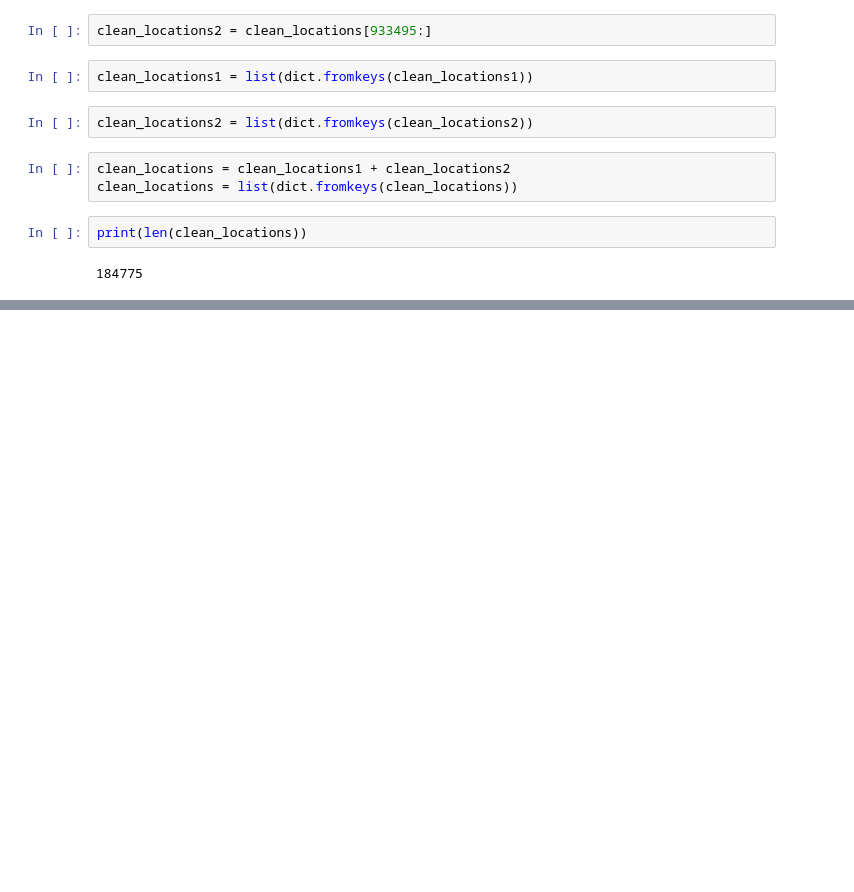
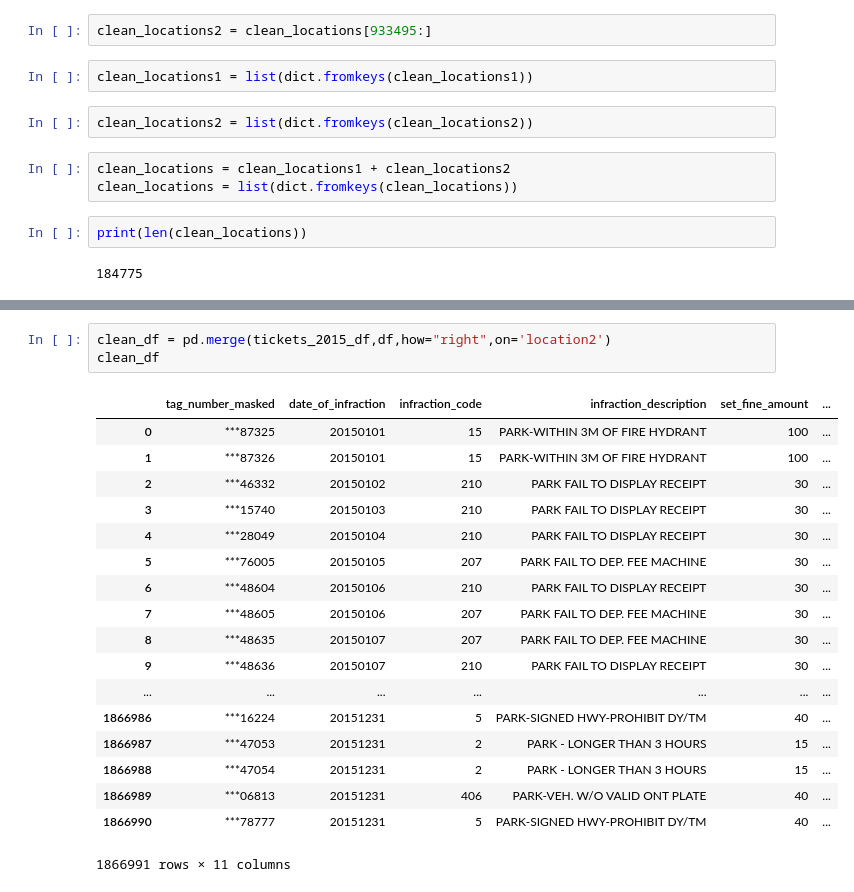
Before and after one commit to alobodanov/parking_ticket_data, a Jupyter notebook: Main Code.ipynb, the cells around one changed output, grey strips where cells are left out. Drawn from its saved outputs; the diff is of its cells as text; blank space fills up the shorter version.

```diff
--- a/Main Code.ipynb
+++ b/Main Code.ipynb
@@ -82,0 +99,22 @@ clean_df
+# %%
+clean_df = pd.merge(tickets_2015_df,df,how="right",on='location2')
+clean_df
+# %% [output]
+|  | tag_number_masked | date_of_infraction | infraction_code | infraction_description | set_fine_amount | ... |
+| 0 | ***87325 | 20150101 | 15 | PARK-WITHIN 3M OF FIRE HYDRANT | 100 | ... |
+| 1 | ***87326 | 20150101 | 15 | PARK-WITHIN 3M OF FIRE HYDRANT | 100 | ... |
+| 2 | ***46332 | 20150102 | 210 | PARK FAIL TO DISPLAY RECEIPT | 30 | ... |
+| 3 | ***15740 | 20150103 | 210 | PARK FAIL TO DISPLAY RECEIPT | 30 | ... |
+| 4 | ***28049 | 20150104 | 210 | PARK FAIL TO DISPLAY RECEIPT | 30 | ... |
+| 5 | ***76005 | 20150105 | 207 | PARK FAIL TO DEP. FEE MACHINE | 30 | ... |
+| 6 | ***48604 | 20150106 | 210 | PARK FAIL TO DISPLAY RECEIPT | 30 | ... |
+| 7 | ***48605 | 20150106 | 207 | PARK FAIL TO DEP. FEE MACHINE | 30 | ... |
+| 8 | ***48635 | 20150107 | 207 | PARK FAIL TO DEP. FEE MACHINE | 30 | ... |
+| 9 | ***48636 | 20150107 | 210 | PARK FAIL TO DISPLAY RECEIPT | 30 | ... |
+| ... | ... | ... | ... | ... | ... | ... |
+| 1866986 | ***16224 | 20151231 | 5 | PARK-SIGNED HWY-PROHIBIT DY/TM | 40 | ... |
+| 1866987 | ***47053 | 20151231 | 2 | PARK - LONGER THAN 3 HOURS | 15 | ... |
+| 1866988 | ***47054 | 20151231 | 2 | PARK - LONGER THAN 3 HOURS | 15 | ... |
+| 1866989 | ***06813 | 20151231 | 406 | PARK-VEH. W/O VALID ONT PLATE | 40 | ... |
+| 1866990 | ***78777 | 20151231 | 5 | PARK-SIGNED HWY-PROHIBIT DY/TM | 40 | ... |
+1866991 rows × 11 columns
```
Also changed, not shown: parts of 6 cells of this notebook.
